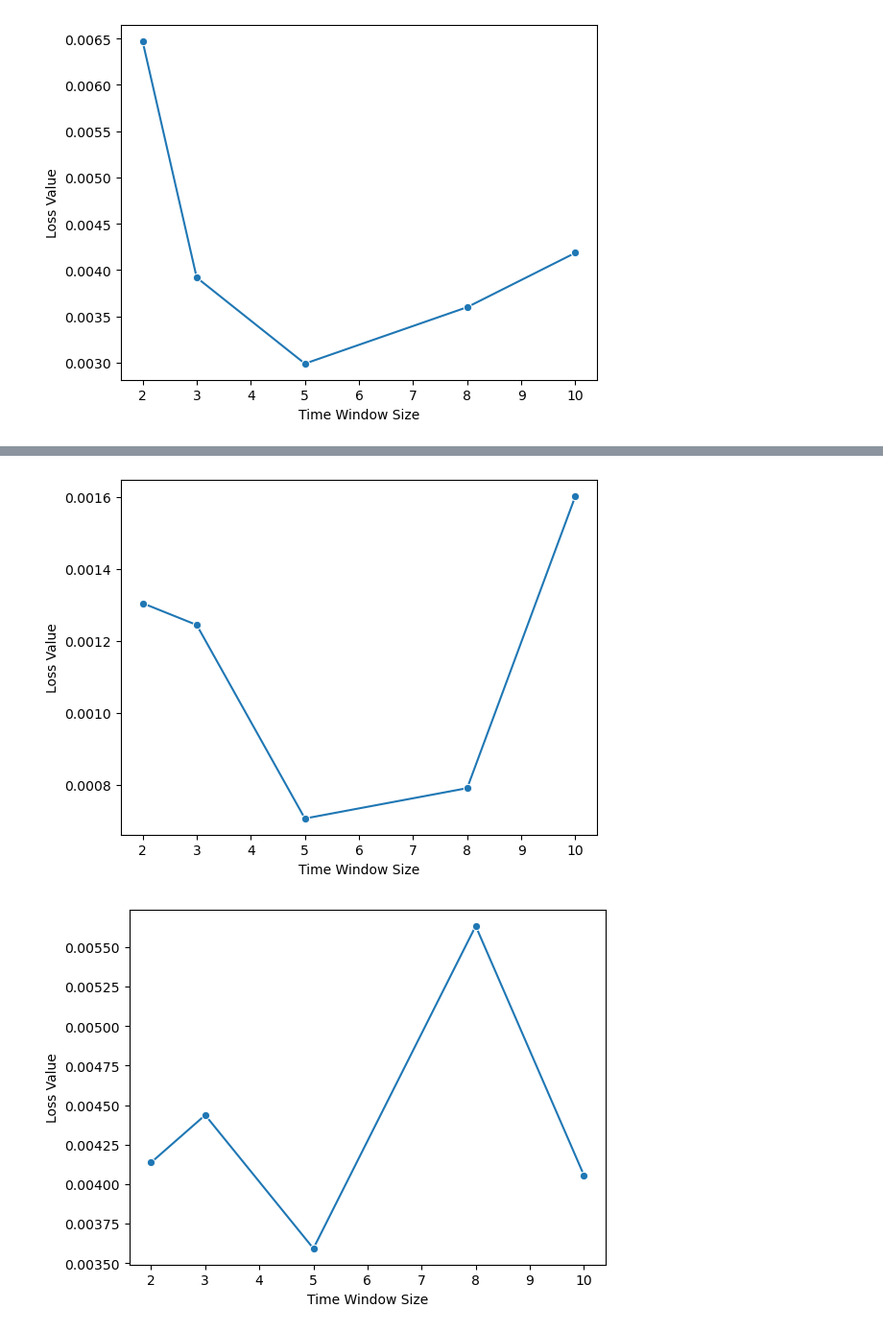
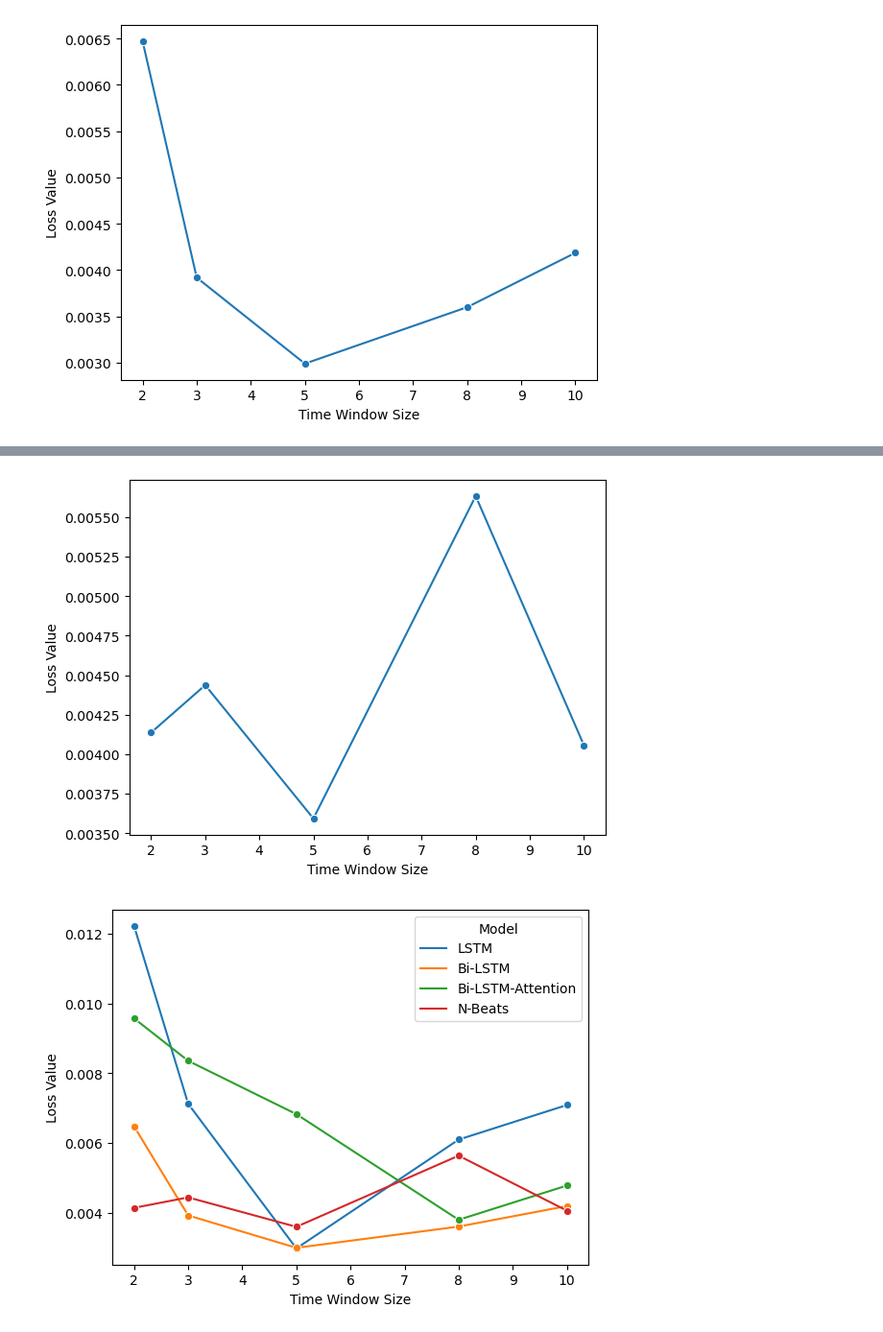
Before and after one commit to Hanmengnan/IDRSaaS, a Jupyter notebook: models/service_workload_predict/Jupiter/grid_search/time_step.ipynb, the cells around one changed output, grey strips where cells are left out. Shown at 96% size. Saved outputs shown, nothing was run; the diff lists cells and outputs as text; code cells hidden in the pictures.

Commit message:
Fix: add model validation loss show

```diff
--- a/models/service_workload_predict/Jupiter/grid_search/time_step.ipynb
+++ b/models/service_workload_predict/Jupiter/grid_search/time_step.ipynb
@@ -39,11 +61,12 @@ plt.show()
 # %%
+# N-BEATS
 import matplotlib.pyplot as plt
 import seaborn as sns
 import pandas as pd
 
 # 示例数据，您需要用实际损失值替换这些值
 window_sizes = [2, 3, 5, 8, 10]
-loss_values = [0.0013045490352115309, 0.0012440928707986164, 0.0007060219552803306, 0.000790434310067222, 0.0016023425349967868]
+loss_values = [0.0041367343192530975, 0.004436705337752232, 0.003592793756529171, 0.00563317957211373, 0.004056491574159579]
 
 # 创建一个 Pandas DataFrame
 data = pd.DataFrame({'Time Window Size': window_sizes, 'Loss Value': loss_values})
@@ -54,23 +77,29 @@ sns.lineplot(data=data, x='Time Window Size', y='Loss Value', marker='o')
 # 显示图形
 plt.show()
 # %% [output]
-[figure, old version]
+[figure, new version]
 # %%
+# Summary
 import matplotlib.pyplot as plt
 import seaborn as sns
 import pandas as pd
 
 # 示例数据，您需要用实际损失值替换这些值
 window_sizes = [2, 3, 5, 8, 10]
-loss_values = [ 0.0041367343192530975, 0.004436705337752232, 0.003592793756529171,0.00563317957211373, 0.004056491574159579]
+loss_values_lstm = [0.012218551914432468, 0.0071203957036647305, 0.0029731219696406386, 0.006094271086510233, 0.0070847464105186705]
+loss_values_bi_lstm = [0.006471874841551668, 0.0039197325416585735, 0.0029905655231567537, 0.003600082360080822, 0.00418700505588533]
+loss_values_attention = [0.009569015747637313, 0.008352652195818799, 0.006823701983896798,0.003794369264844803, 0.004775501182077451]
+loss_values_n_beats = [0.0041367343192530975, 0.004436705337752232, 0.003592793756529171, 0.00563317957211373, 0.004056491574159579]
 
 # 创建一个 Pandas DataFrame
-data = pd.DataFrame({'Time Window Size': window_sizes, 'Loss Value': loss_values})
+data = pd.DataFrame({'Time Window Size': window_sizes * 4,
+                     'Loss Value': loss_values_lstm + loss_values_bi_lstm + loss_values_attention + loss_values_n_beats,
+                     'Model': ['LSTM'] * len(window_sizes) + ['Bi-LSTM'] * len(window_sizes) + ['Bi-LSTM-Attention'] * len(window_sizes) + ['N-Beats'] * len(window_sizes)})
 
 # 绘制带有置信区间的折线图
-sns.lineplot(data=data, x='Time Window Size', y='Loss Value', marker='o')
+sns.lineplot(data=data, x='Time Window Size', y='Loss Value', hue='Model', marker='o')
 
 # 显示图形
 plt.show()
 # %% [output]
-[figure, old version]
+[figure, new version]
```
Also changed, not shown: parts of 4 cells of this notebook, 4 other files.
